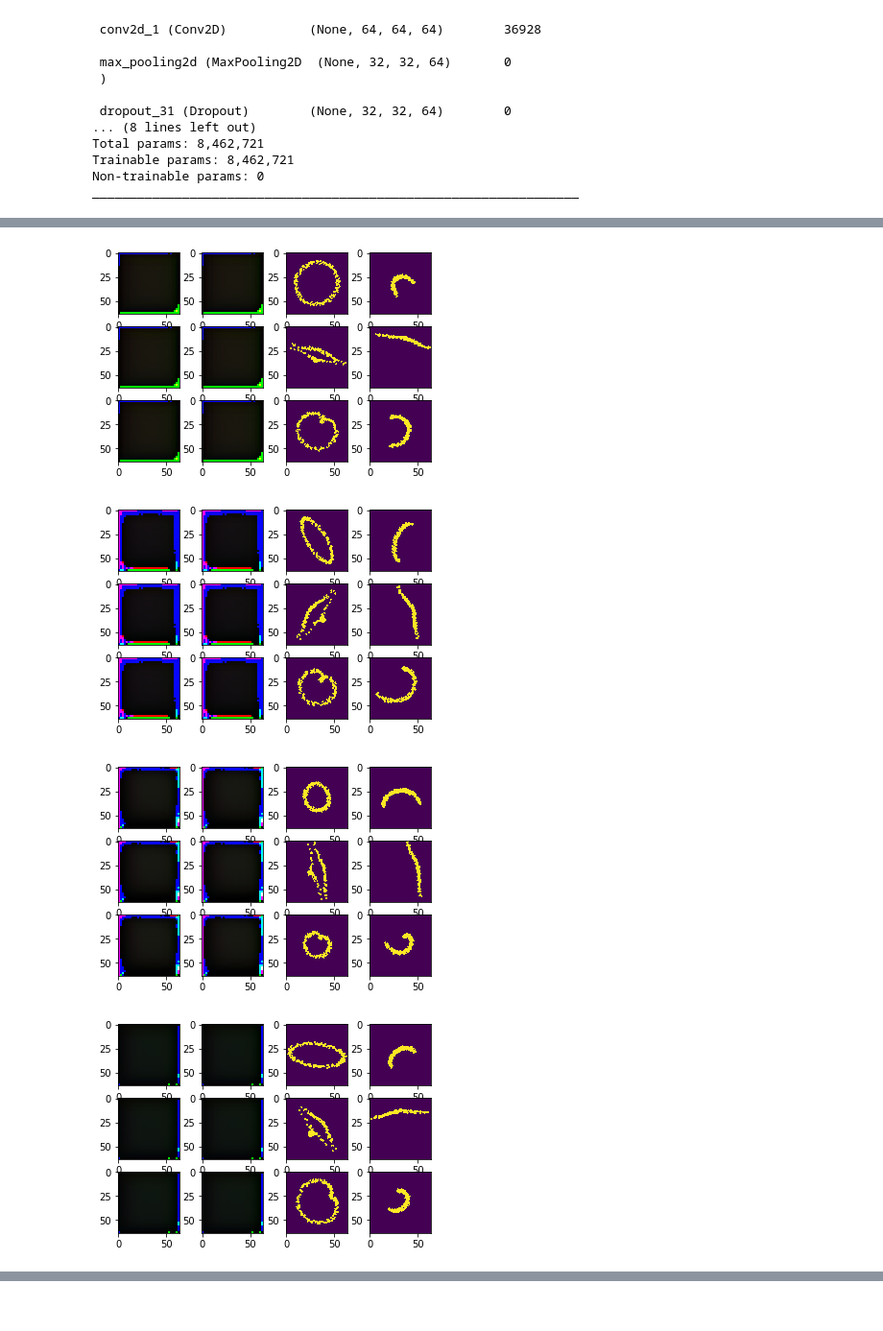
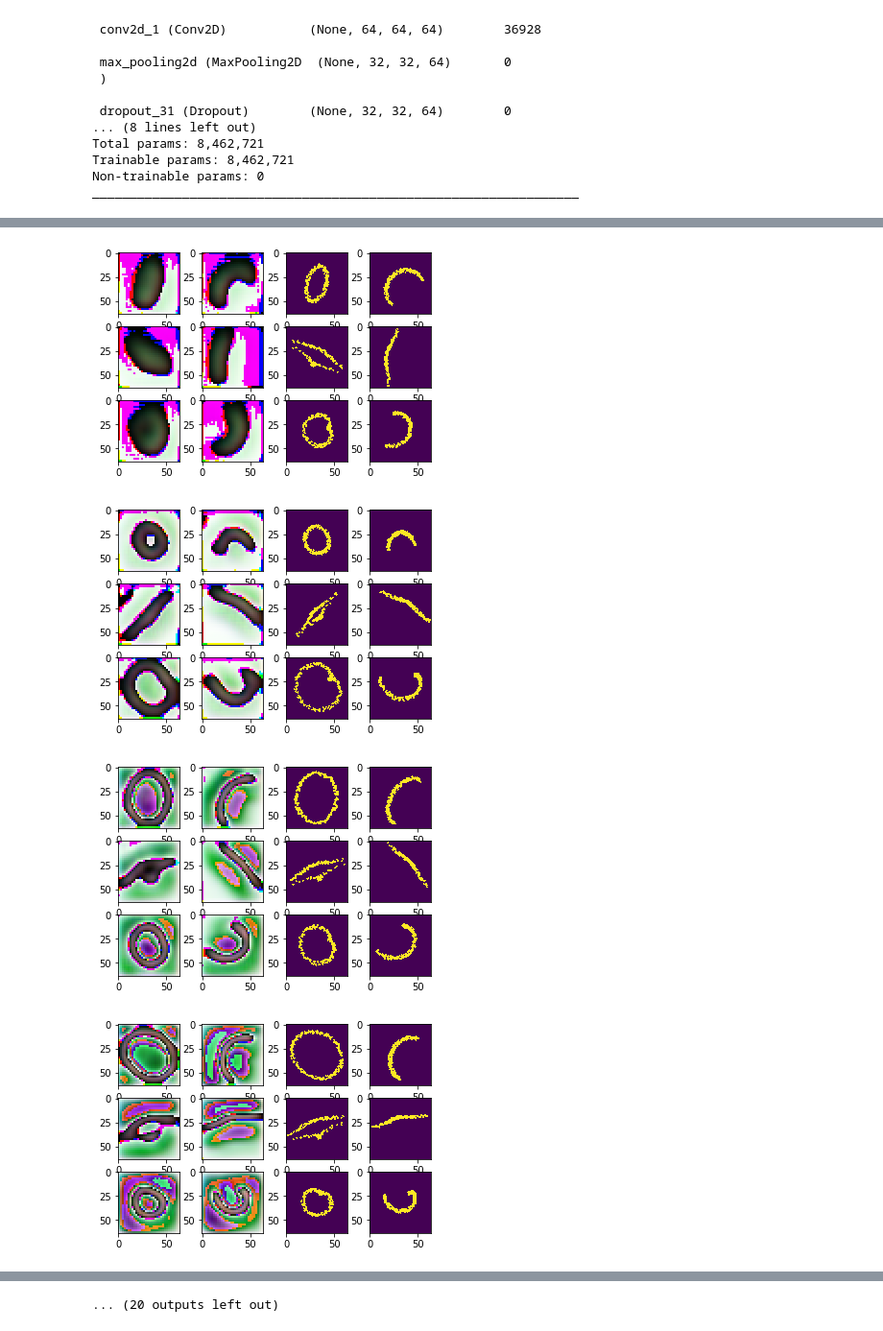
Before and after one commit to Lamantin12/ComputerGraphics, a Jupyter notebook: AutoGeneration(lab5).ipynb, the cells around one changed output, grey strips where cells are left out. Shown at 96% size. Saved outputs shown, nothing was run; the diff lists cells and outputs as text; code cells hidden in the pictures.

Commit message:
Added conv2 model, works badly

```diff
--- a/AutoGeneration(lab5).ipynb
+++ b/AutoGeneration(lab5).ipynb
@@ -523,6 +523,6 @@ decoder_output = Conv2D(16, (3,3), activation='relu', padding='same')(decoder_ou
 decoder_output = Conv2D(3, (3, 3), activation='tanh', padding='same')(decoder_output)
 decoder_output = UpSampling2D((2, 2))(decoder_output)
 model = Model(inputs=encoder_input, outputs=decoder_output)
-model.compile(optimizer='rms_prop', loss='mse')
+model.compile(optimizer='adam', loss='binary_crossentropy')
 model.summary()
 # %% [output]
@@ -530,7 +546,7 @@ NameError: name 'Input' is not defined
 # %%
 len_test = len(y_train)
 plt_epoch = True
-epochs = 10# Число эпох
+epochs = 30# Число эпох
 new_matrix = new_matrix.reshape((3600, 64,64, 3))
 x_train = x_train.reshape((3600,64,64))
 for epoch in range(epochs):
@@ -576,4 +609,4 @@ epoch: 2
-[figure, old version]
+[figure, new version]
-[figure, old version]
+[figure, new version]
-[figure, old version]
+[figure, new version]
-[figure, old version]
+[figure, new version]
@@ -586,3 +619,4 @@ epoch: 2
+... (20 outputs left out)
 # %%
 model = Sequential()
 model.add(InputLayer(input_shape=(None, None, 1)))
```
Also changed, not shown: parts of 5 cells of this notebook.
